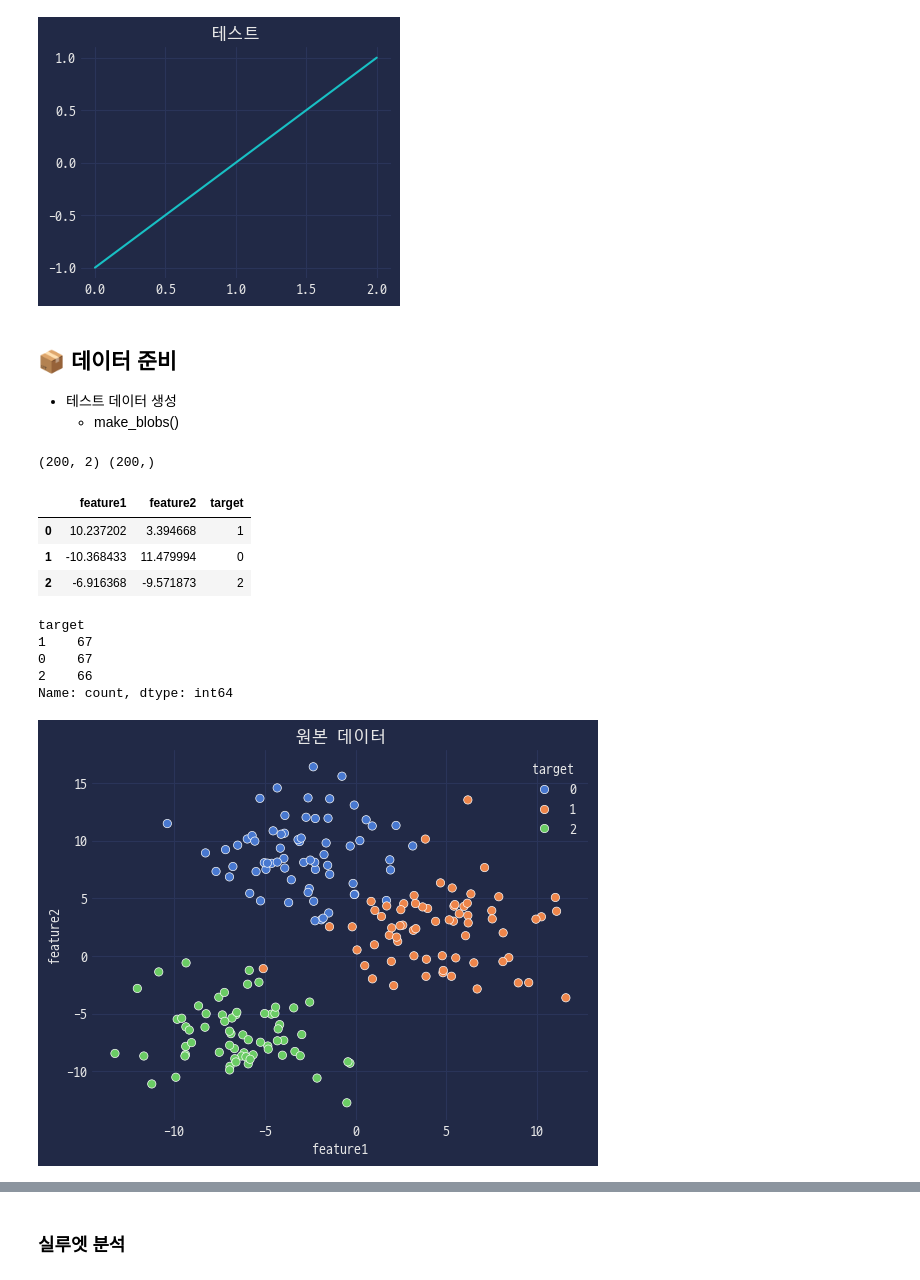
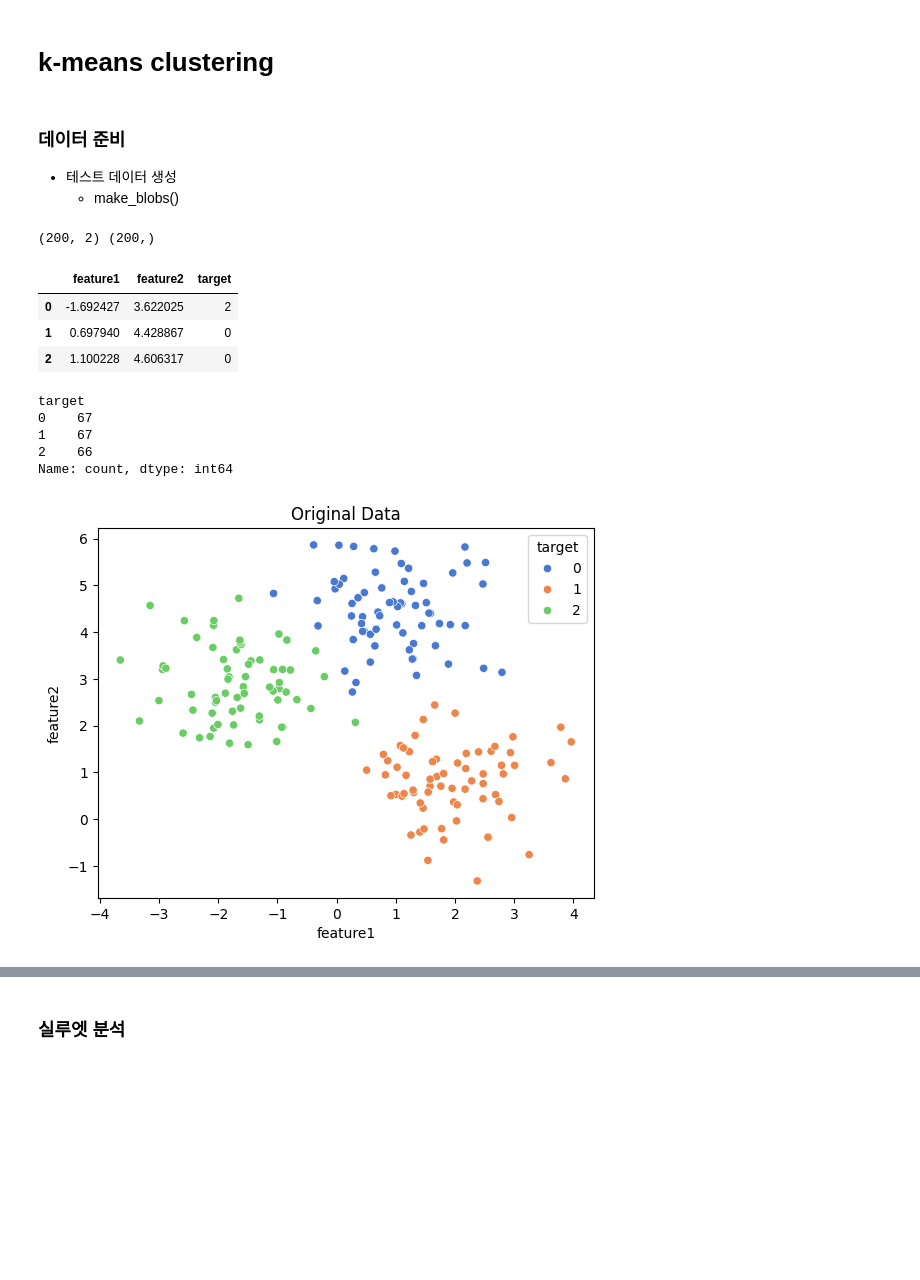
Before and after one commit to zer0ken/ms-ai-school, a Jupyter notebook: clustering/20_군집화_실습_원본.ipynb, the cells around one changed output, grey strips where cells are left out. Drawn from its saved outputs; the diff is of its cells as text; code cells hidden in the pictures; blank space fills up the shorter version.

```diff
--- a/clustering/20_군집화_실습_원본.ipynb
+++ b/clustering/20_군집화_실습_원본.ipynb
@@ -15,21 +4,10 @@ import pandas as pd
 import numpy as np
 import matplotlib.pyplot as plt
 import seaborn as sns
-
-# Thanks to **dhaitz**!
-plt.style.use('https://github.com/dhaitz/matplotlib-stylesheets/raw/master/pitayasmoothie-dark.mplstyle')
-
-# 한글폰트 설정
-import matplotlib as mpl
-mpl.rc('font', family='D2Coding')
-mpl.rcParams['axes.unicode_minus'] = False
-
-pd.Series([-1,0,1]).plot(figsize=(4,3), title='테스트')
-plt.show()
-# %% [output]
-[figure, removed]
+# %% [markdown]
+# k-means clustering
 # %% [markdown]
-## 📦 데이터 준비
+### 데이터 준비
 * 테스트 데이터 생성
     * make_blobs()
 # %%
@@ -38,8 +16,8 @@ from sklearn.datasets import make_blobs
 features, targets = make_blobs(n_samples=200,
                     n_features=2,
                     centers=3,
-                    cluster_std=3.0,
-                    random_state=42)
+                    cluster_std=0.8,
+                    random_state=0)
 
 print(features.shape, targets.shape)
 # %% [output]
@@ -51,23 +29,23 @@ cluster_df['target'] = targets
 cluster_df.head(3)
 # %% [output]
 |  | feature1 | feature2 | target |
-| 0 | 10.237202 | 3.394668 | 1 |
-| 1 | -10.368433 | 11.479994 | 0 |
-| 2 | -6.916368 | -9.571873 | 2 |
+| 0 | -1.692427 | 3.622025 | 2 |
+| 1 | 0.697940 | 4.428867 | 0 |
+| 2 | 1.100228 | 4.606317 | 0 |
 # %%
 # target 데이터의 빈도수
 cluster_df['target'].value_counts()
 # %% [output]
 target
+0    67
 1    67
-0    67
 2    66
 Name: count, dtype: int64
 # %%
 # 데이터 시각화
-sns.scatterplot(data=cluster_df, x='feature1', y='feature2', hue='target', palette='muted')
-plt.title('원본 데이터')
-plt.show()
+sns.scatterplot(data=cluster_df, x='feature1', y='feature2',
+                hue='target', palette='muted');
+plt.title('Original Data');
 # %% [output]
-[figure, old version]
+[figure, new version]
 # %% [markdown]
```
Also changed, not shown: parts of 15 cells of this notebook, 1 other file.
